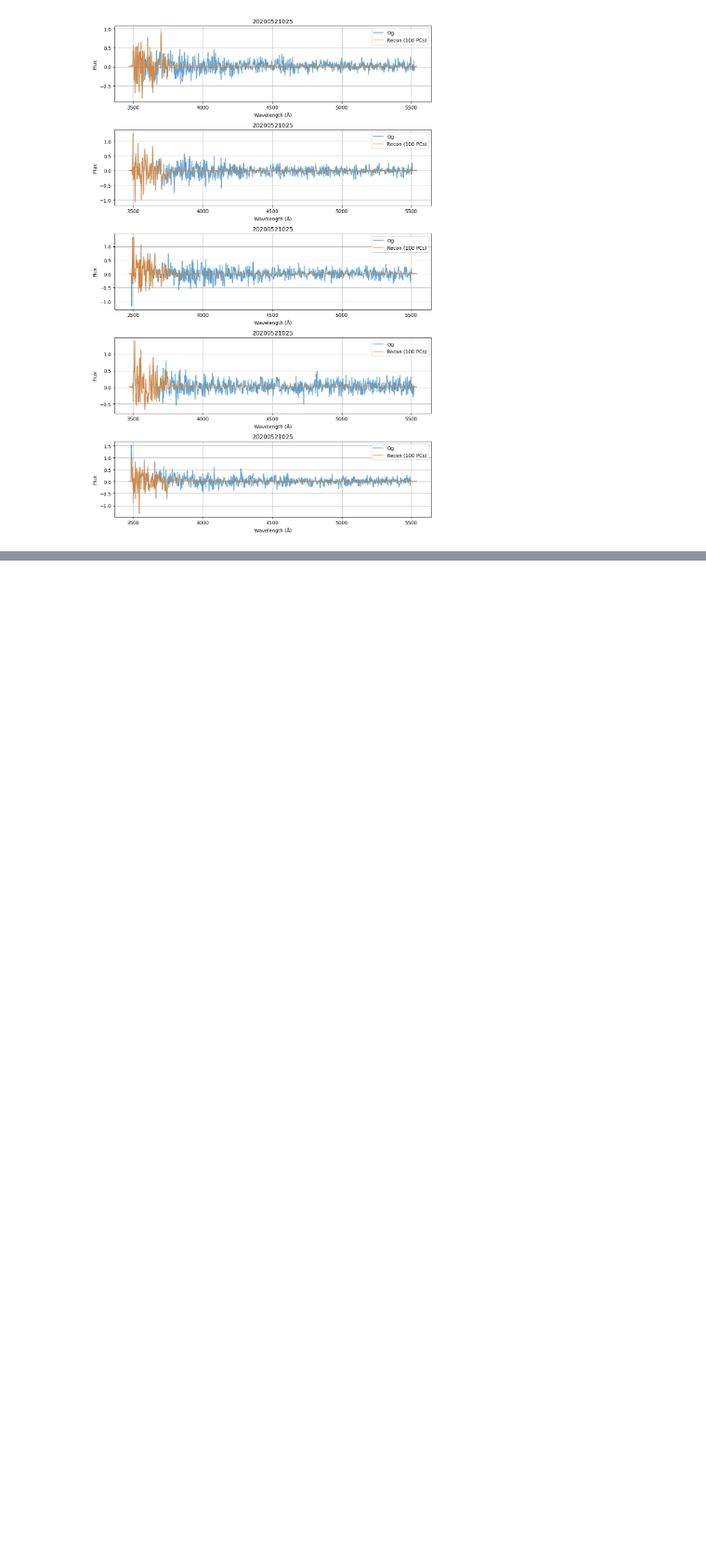
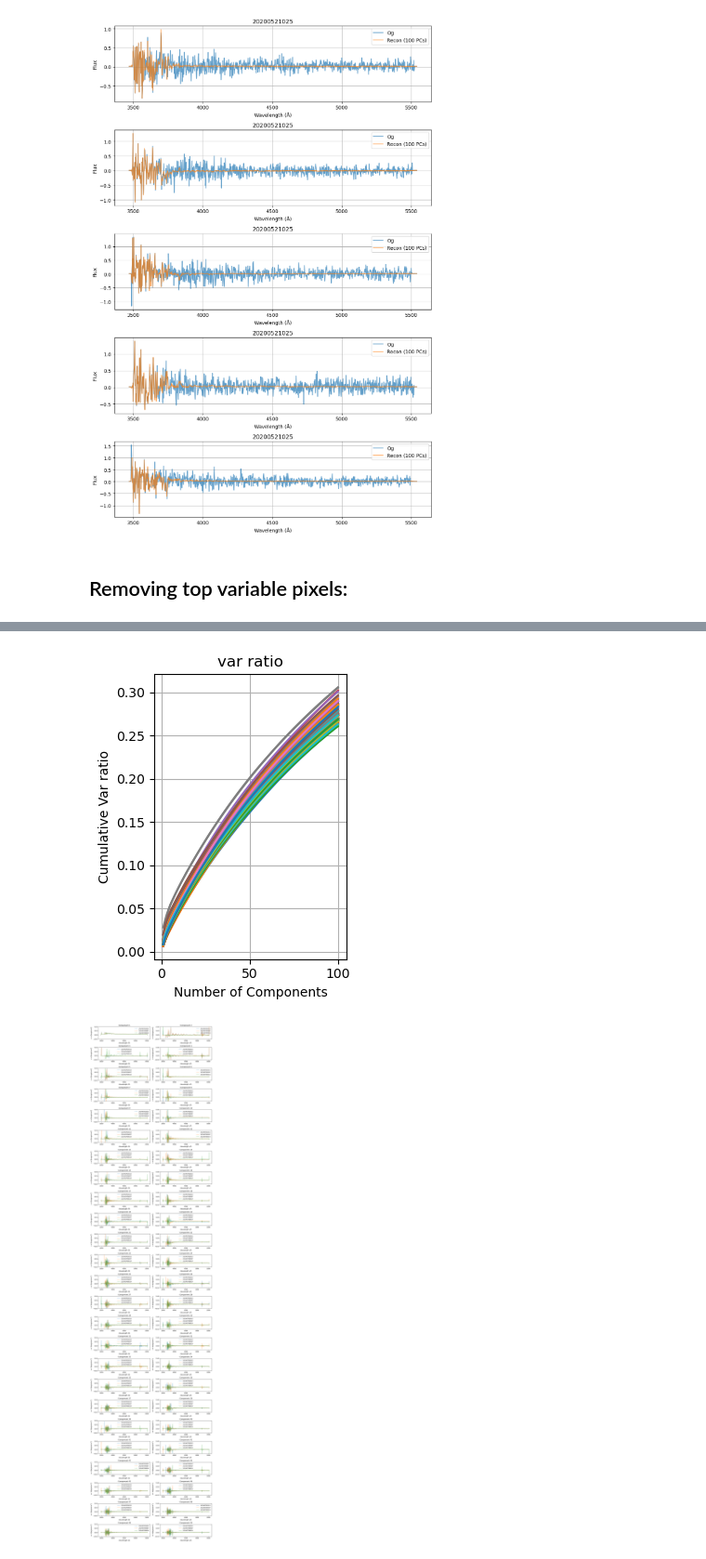
Before and after one commit to qezlou/hetdex_res, a Jupyter notebook: notebooks/cov_pca.ipynb, the cells around one changed output, grey strips where cells are left out. Shown at 93% size. Drawn from its saved outputs; the diff is of its cells as text; code cells hidden in the pictures; blank space fills up the shorter version.

```diff
--- a/notebooks/cov_pca.ipynb
+++ b/notebooks/cov_pca.ipynb
@@ -37,3 +44,14 @@ Fibers | 09/17/2025 09:42:20 PM | INFO  |  Total fibers: 90048
 Fibers | 09/17/2025 09:42:22 PM | INFO  |  Good fibers: 84810, Fraction of good pixels 0.9685947329916201
 Fibers | 09/17/2025 09:42:28 PM | INFO  |   Remaining fraction after removing continuum sources 0.7567032189600283
 [figure]
+# %% [markdown]
+## Removing top variable pixels:
+# %%
+import importlib
+from het_cov import plot
+importlib.reload(plot)
+
+plot_pca = plot.PCA(data_file='pca_rm_top.h5')
+plot_pca.variance_vs_components()
+plot_pca.individual_eigenspectrum()
+# %% [output]
@@ -39,0 +64,2 @@ Fibers | 09/17/2025 09:42:28 PM | INFO  |   Remaining fraction after removing co
+[figure, added]
+[figure, added]
```
Also changed, not shown: parts of 2 cells of this notebook, 1 other file.
